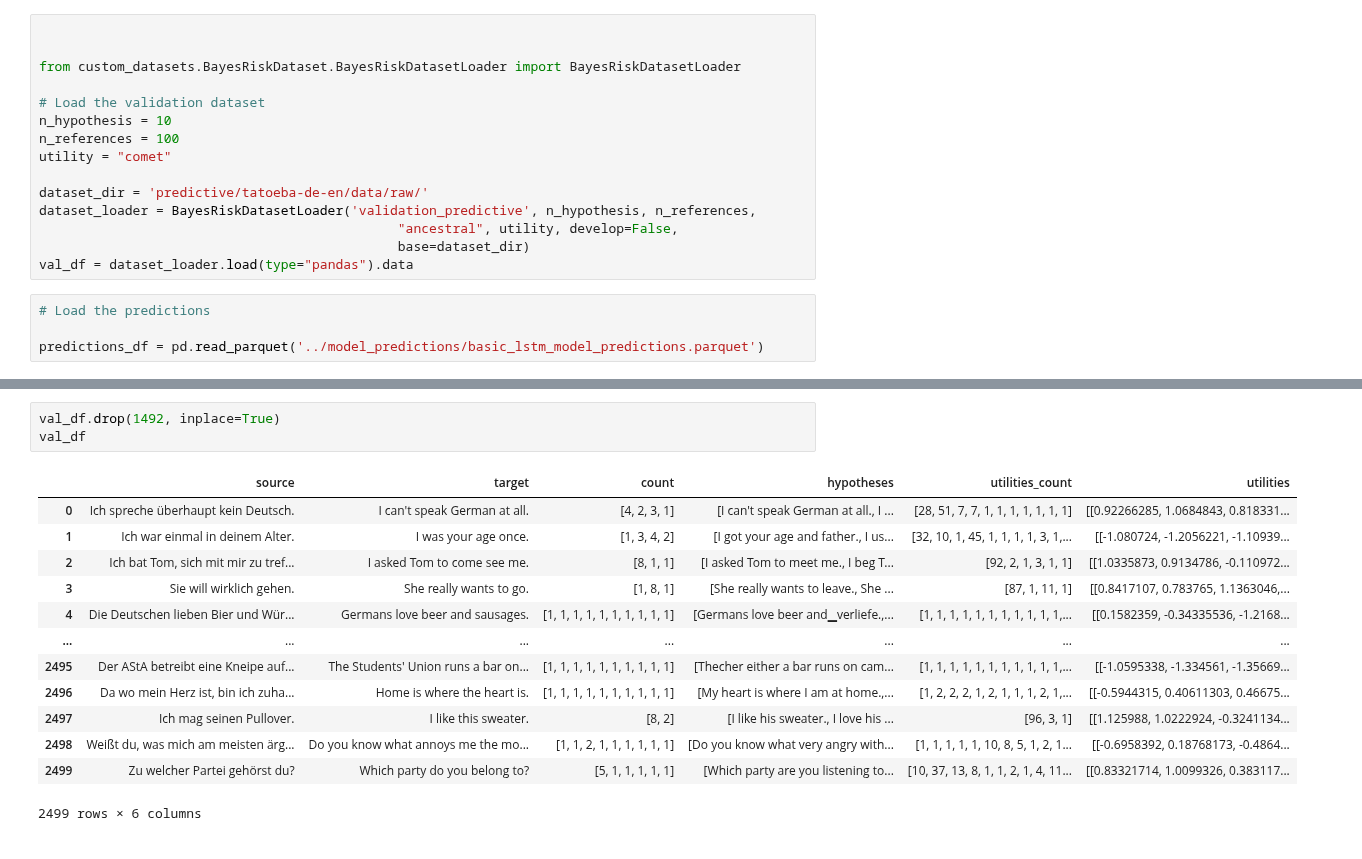
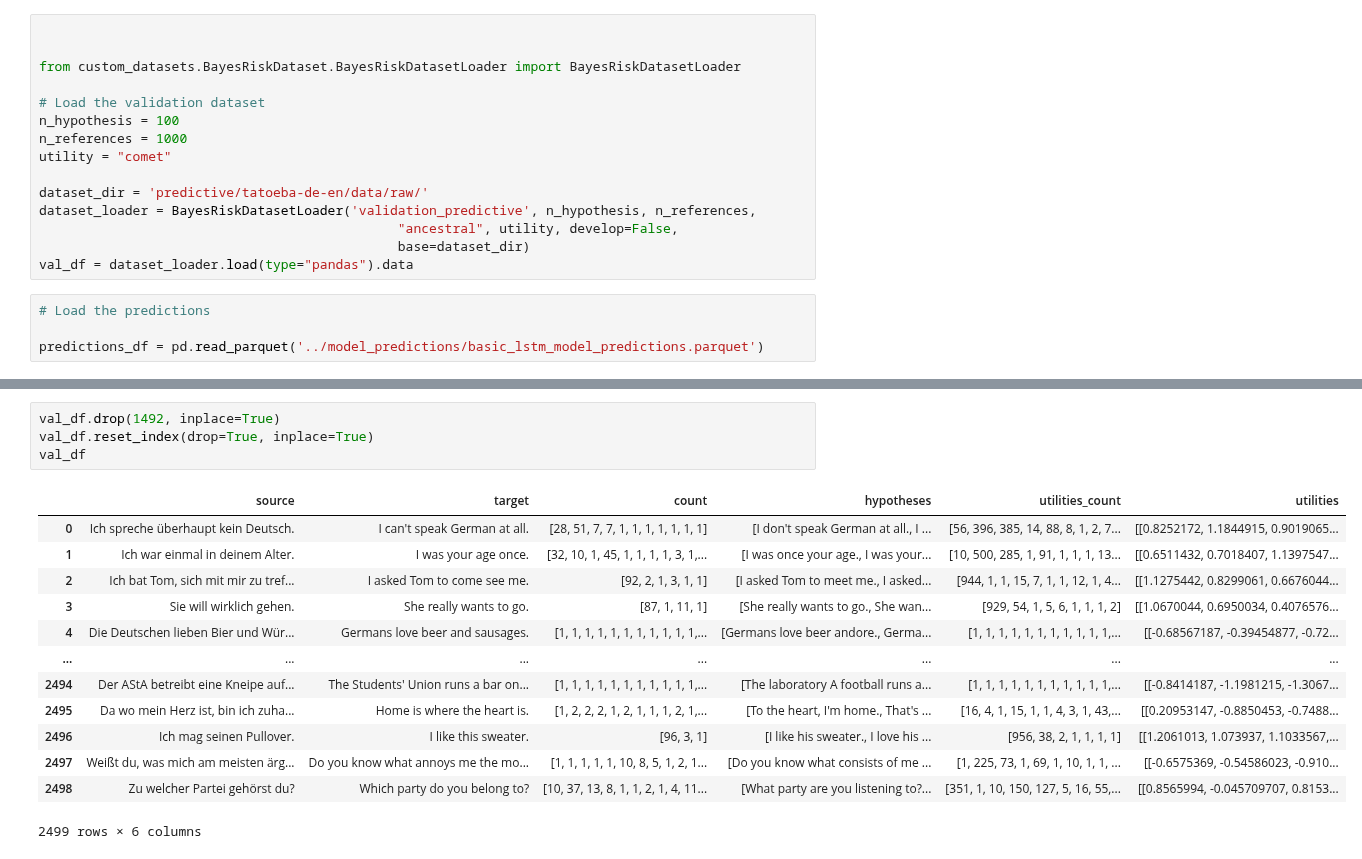
Before and after one commit to gersonfoks/towards-efficient-bayes-risk-decoding, a Jupyter notebook: notebooks/evaluating model.ipynb, the cells around one changed output, grey strips where cells are left out. Saved outputs shown, nothing was run; the diff lists cells and outputs as text.

```diff
--- a/notebooks/evaluating model.ipynb
+++ b/notebooks/evaluating model.ipynb
@@ -11,8 +11,8 @@ if module_path not in sys.path:
 from custom_datasets.BayesRiskDataset.BayesRiskDatasetLoader import BayesRiskDatasetLoader
 
 # Load the validation dataset
-n_hypothesis = 10
-n_references = 100
+n_hypothesis = 100
+n_references = 1000
 utility = "comet"
 
 dataset_dir = 'predictive/tatoeba-de-en/data/raw/'
@@ -27,19 +43,20 @@ predictions_df = pd.read_parquet('../model_predictions/basic_lstm_model_predicti
 # %%
 val_df.drop(1492, inplace=True)
+val_df.reset_index(drop=True, inplace=True)
 val_df
 # %% [output]
 |  | source | target | count | hypotheses | utilities_count | utilities |
-| 0 | Ich spreche überhaupt kein Deutsch. | I can't speak German at all. | [4, 2, 3, 1] | [I can't speak German at all., I ... | [28, 51, 7, 7, 1, 1, 1, 1, 1, 1, 1] | [[0.92266285, 1.0684843, 0.818331... |
-| 1 | Ich war einmal in deinem Alter. | I was your age once. | [1, 3, 4, 2] | [I got your age and father., I us... | [32, 10, 1, 45, 1, 1, 1, 1, 3, 1,... | [[-1.080724, -1.2056221, -1.10939... |
-| 2 | Ich bat Tom, sich mit mir zu tref... | I asked Tom to come see me. | [8, 1, 1] | [I asked Tom to meet me., I beg T... | [92, 2, 1, 3, 1, 1] | [[1.0335873, 0.9134786, -0.110972... |
-| 3 | Sie will wirklich gehen. | She really wants to go. | [1, 8, 1] | [She really wants to leave., She ... | [87, 1, 11, 1] | [[0.8417107, 0.783765, 1.1363046,... |
-| 4 | Die Deutschen lieben Bier und Wür... | Germans love beer and sausages. | [1, 1, 1, 1, 1, 1, 1, 1, 1, 1] | [Germans love beer and▁verliefe.,... | [1, 1, 1, 1, 1, 1, 1, 1, 1, 1, 1,... | [[0.1582359, -0.34335536, -1.2168... |
+| 0 | Ich spreche überhaupt kein Deutsch. | I can't speak German at all. | [28, 51, 7, 7, 1, 1, 1, 1, 1, 1, 1] | [I don't speak German at all., I ... | [56, 396, 385, 14, 88, 8, 1, 2, 7... | [[0.8252172, 1.1844915, 0.9019065... |
+| 1 | Ich war einmal in deinem Alter. | I was your age once. | [32, 10, 1, 45, 1, 1, 1, 1, 3, 1,... | [I was once your age., I was your... | [10, 500, 285, 1, 91, 1, 1, 1, 13... | [[0.6511432, 0.7018407, 1.1397547... |
+| 2 | Ich bat Tom, sich mit mir zu tref... | I asked Tom to come see me. | [92, 2, 1, 3, 1, 1] | [I asked Tom to meet me., I asked... | [944, 1, 1, 15, 7, 1, 1, 12, 1, 4... | [[1.1275442, 0.8299061, 0.6676044... |
+| 3 | Sie will wirklich gehen. | She really wants to go. | [87, 1, 11, 1] | [She really wants to go., She wan... | [929, 54, 1, 5, 6, 1, 1, 1, 2] | [[1.0670044, 0.6950034, 0.4076576... |
+| 4 | Die Deutschen lieben Bier und Wür... | Germans love beer and sausages. | [1, 1, 1, 1, 1, 1, 1, 1, 1, 1, 1,... | [Germans love beer andore., Germa... | [1, 1, 1, 1, 1, 1, 1, 1, 1, 1, 1,... | [[-0.68567187, -0.39454877, -0.72... |
 | ... | ... | ... | ... | ... | ... | ... |
-| 2495 | Der AStA betreibt eine Kneipe auf... | The Students' Union runs a bar on... | [1, 1, 1, 1, 1, 1, 1, 1, 1, 1] | [Thecher either a bar runs on cam... | [1, 1, 1, 1, 1, 1, 1, 1, 1, 1, 1,... | [[-1.0595338, -1.334561, -1.35669... |
-| 2496 | Da wo mein Herz ist, bin ich zuha... | Home is where the heart is. | [1, 1, 1, 1, 1, 1, 1, 1, 1, 1] | [My heart is where I am at home.,... | [1, 2, 2, 2, 1, 2, 1, 1, 1, 2, 1,... | [[-0.5944315, 0.40611303, 0.46675... |
-| 2497 | Ich mag seinen Pullover. | I like this sweater. | [8, 2] | [I like his sweater., I love his ... | [96, 3, 1] | [[1.125988, 1.0222924, -0.3241134... |
-| 2498 | Weißt du, was mich am meisten ärg... | Do you know what annoys me the mo... | [1, 1, 2, 1, 1, 1, 1, 1, 1] | [Do you know what very angry with... | [1, 1, 1, 1, 1, 10, 8, 5, 1, 2, 1... | [[-0.6958392, 0.18768173, -0.4864... |
-| 2499 | Zu welcher Partei gehörst du? | Which party do you belong to? | [5, 1, 1, 1, 1, 1] | [Which party are you listening to... | [10, 37, 13, 8, 1, 1, 2, 1, 4, 11... | [[0.83321714, 1.0099326, 0.383117... |
+| 2494 | Der AStA betreibt eine Kneipe auf... | The Students' Union runs a bar on... | [1, 1, 1, 1, 1, 1, 1, 1, 1, 1, 1,... | [The laboratory A football runs a... | [1, 1, 1, 1, 1, 1, 1, 1, 1, 1, 1,... | [[-0.8414187, -1.1981215, -1.3067... |
+| 2495 | Da wo mein Herz ist, bin ich zuha... | Home is where the heart is. | [1, 2, 2, 2, 1, 2, 1, 1, 1, 2, 1,... | [To the heart, I'm home., That's ... | [16, 4, 1, 15, 1, 1, 4, 3, 1, 43,... | [[0.20953147, -0.8850453, -0.7488... |
+| 2496 | Ich mag seinen Pullover. | I like this sweater. | [96, 3, 1] | [I like his sweater., I love his ... | [956, 38, 2, 1, 1, 1, 1] | [[1.2061013, 1.073937, 1.1033567,... |
+| 2497 | Weißt du, was mich am meisten ärg... | Do you know what annoys me the mo... | [1, 1, 1, 1, 1, 10, 8, 5, 1, 2, 1... | [Do you know what consists of me ... | [1, 225, 73, 1, 69, 1, 10, 1, 1, ... | [[-0.6575369, -0.54586023, -0.910... |
+| 2498 | Zu welcher Partei gehörst du? | Which party do you belong to? | [10, 37, 13, 8, 1, 1, 2, 1, 4, 11... | [What party are you listening to?... | [351, 1, 10, 150, 127, 5, 16, 55,... | [[0.8565994, -0.045709707, 0.8153... |
 2499 rows × 6 columns
 # %%
 from utilities.preprocess.Preprocess import UtilitiesToAverage
```
Also changed, not shown: parts of 12 cells of this notebook, 3 other files.
